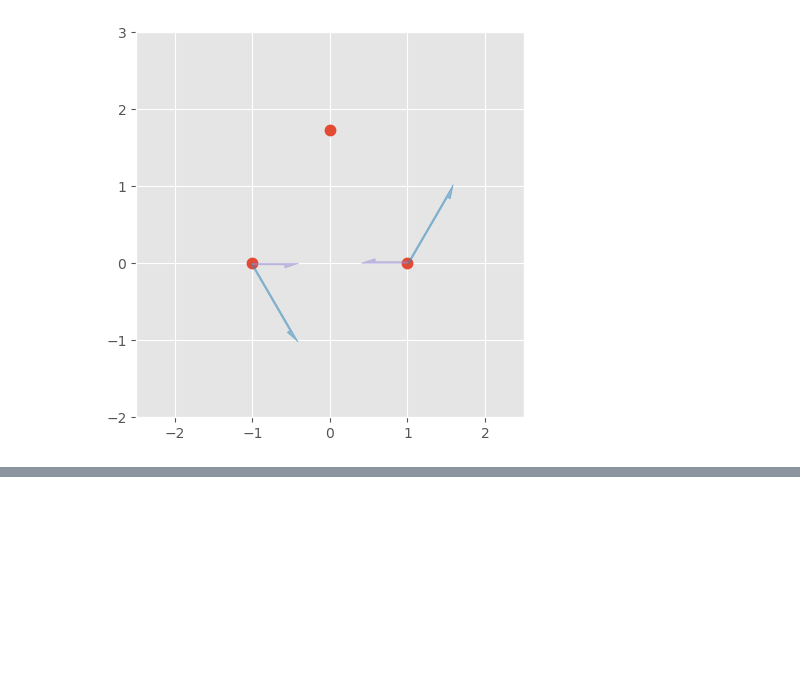
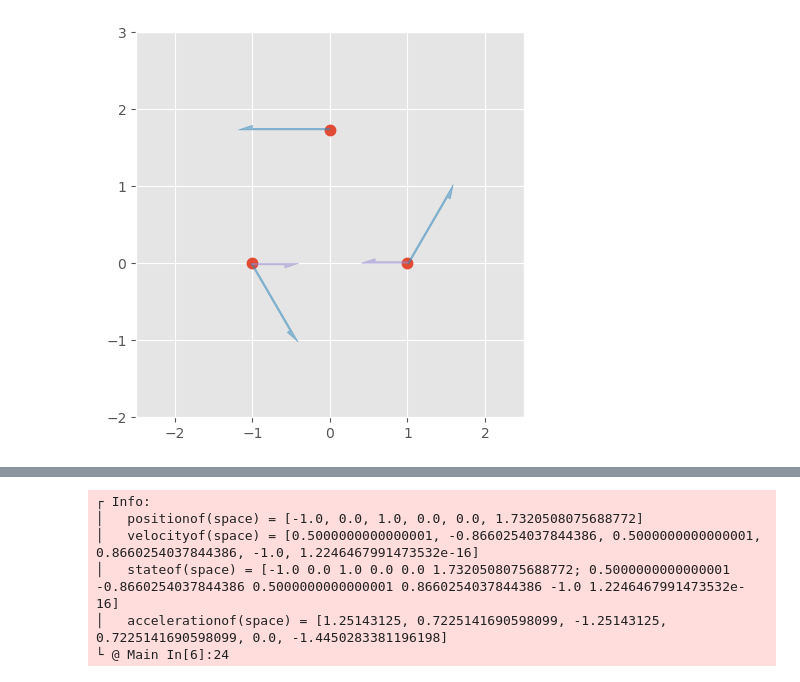
Before and after one commit to yding5/bnp2, a Jupyter notebook: notebooks/n_body-mcmc.ipynb, the cells around one changed output, grey strips where cells are left out. Cells and saved outputs as stored; diff of their text form; code cells hidden in the pictures; blank space fills up the shorter version.

```diff
--- a/notebooks/n_body-mcmc.ipynb
+++ b/notebooks/n_body-mcmc.ipynb
@@ -8,28 +11,46 @@ using Revise, BNP2
+# %%
+args = (
+    dt        = 0.1,
+    σ         = 0.1,
+    alg       = NUTS(100, 0.65),
+    n_samples = 200,
+)
+
+;
 # %%
-TBP = (
-    ms = fill(5e10, 3),
+data =
+let ms = fill(5e10, 3),
     qs = [[-1,  0],[ 1,  0], [ 0, √3]],
-    ps = [[cos(π/3), -sin(π/3)], [cos(π/3),  sin(π/3)], [cos(π/1),  sin(π/1)]] .+ [[0.0, 0]],
-    do_addnoise = true,
-    σ = 0.2,
-)
+    ps = [
+        [cos(π/3), -sin(π/3)],
+        [cos(π/3),  sin(π/3)],
+        [cos(π/1),  sin(π/1)]
+    ] .+ [[0.0, 0.0]],
+    T = 50
 
-let prob = TBP
-    o1, o2, o3 = Particle.(prob.ms, prob.qs, prob.ps)
-
-    ###
+    objs = Particle.(ms, qs, ps)
 
     fig, ax = plt.subplots(figsize=(5, 5))
     ax.set_xlim([-2.5, 2.5])
     ax.set_ylim([-2.0, 3.0])
-    plot!(ax, o1; do_plotvelocity=true)
-    plot_force!(ax, o1, forceof(o1, o2))
-    plot!(ax, o2; do_plotvelocity=true)
-    plot_force!(ax, o2, forceof(o2, o1))
-    plot!(ax, o3)
+    plot!(ax, objs[1]; do_plotvelocity=true)
+    plot_force!(ax, objs[1], forceof(objs[1], objs[2]))
+    plot!(ax, objs[2]; do_plotvelocity=true)
+    plot_force!(ax, objs[2], forceof(objs[2], objs[1]))
+    plot!(ax, objs[3]; do_plotvelocity=true)
     fig |> display
+
+    space = Space(objs)
+    @info "" positionof(space) velocityof(space) stateof(space) accelerationof(space)
+
+    traj = simulate(space, DiffEqSimulator(args.dt), 2T)
+    HTML(animof(positionof.([space, traj...])).to_html5_video()) |> display
+
+    traj = traj[1:T]
+    states = add_gaussiannoise(vec.(stateof.(traj)), args.σ)
+    (objs0=objs, traj=traj, states=states)
 end
 
 ;
 # %% [output]
-[figure, old version]
+[figure, new version]
@@ -35,0 +58,6 @@ end
+┌ Info:
+│   positionof(space) = [-1.0, 0.0, 1.0, 0.0, 0.0, 1.7320508075688772]
+│   velocityof(space) = [0.5000000000000001, -0.8660254037844386, 0.5000000000000001, 0.8660254037844386, -1.0, 1.2246467991473532e-16]
+│   stateof(space) = [-1.0 0.0 1.0 0.0 0.0 1.7320508075688772; 0.5000000000000001 -0.8660254037844386 0.5000000000000001 0.8660254037844386 -1.0 1.2246467991473532e-16]
+│   accelerationof(space) = [1.25143125, 0.7225141690598099, -1.25143125, 0.7225141690598099, 0.0, -1.4450283381196198]
+└ @ Main In[6]:24
```
Also changed, not shown: parts of 7 cells of this notebook, 8 other files.
